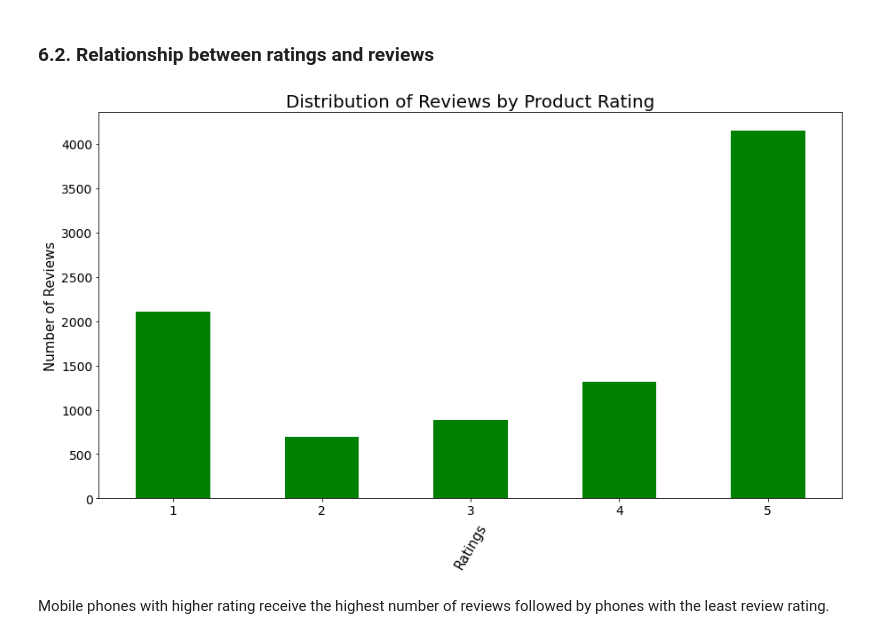
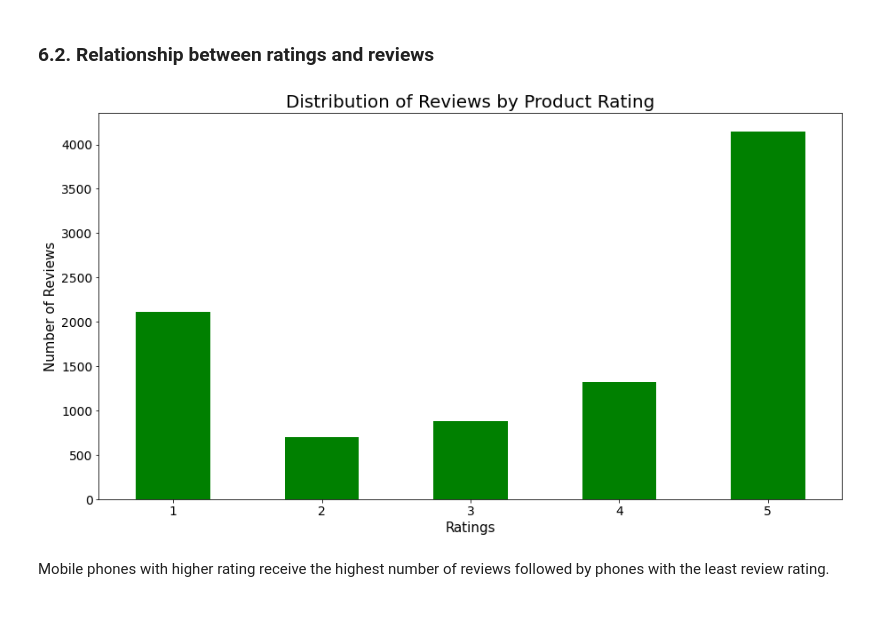
Before and after one commit to Mercy-Njambi/Mobile-Phone-Sentiment-Analysis, a Jupyter notebook: Mobile_Phone_Sentiment_Analysis.ipynb, the cells around one changed output. Drawn from its saved outputs; the diff is of its cells as text; code cells hidden in the pictures; blank space fills up the shorter version.

```diff
--- a/Mobile_Phone_Sentiment_Analysis.ipynb
+++ b/Mobile_Phone_Sentiment_Analysis.ipynb
@@ -534,15 +534,15 @@ ratings_review = df.groupby('Rating')['Review'].count()
 # %%
 # plot the data
 ax1 = ratings_review.plot(kind='bar', figsize=(15,8), color="green", fontsize = 13);
 ax1.set_alpha(0.8)
 plt.xticks(rotation = 0,fontsize = 14)
 plt.yticks(fontsize = 14)
 ax1.set_title('Distribution of Reviews by Product Rating', fontsize = 20)
 ax1.set_ylabel("Number of Reviews", fontsize = 15);
-ax1.set_xlabel("Ratings", fontsize = 15 , rotation = 60)
+ax1.set_xlabel("Ratings", fontsize = 15)
 plt.show();
 # %% [output]
-[figure, old version]
+[figure, new version]
 # %% [markdown]
 Mobile phones with higher rating receive the highest number of reviews followed by phones with the least review rating.
 # %% [markdown]
```
Also changed, not shown: parts of 40 cells of this notebook.
